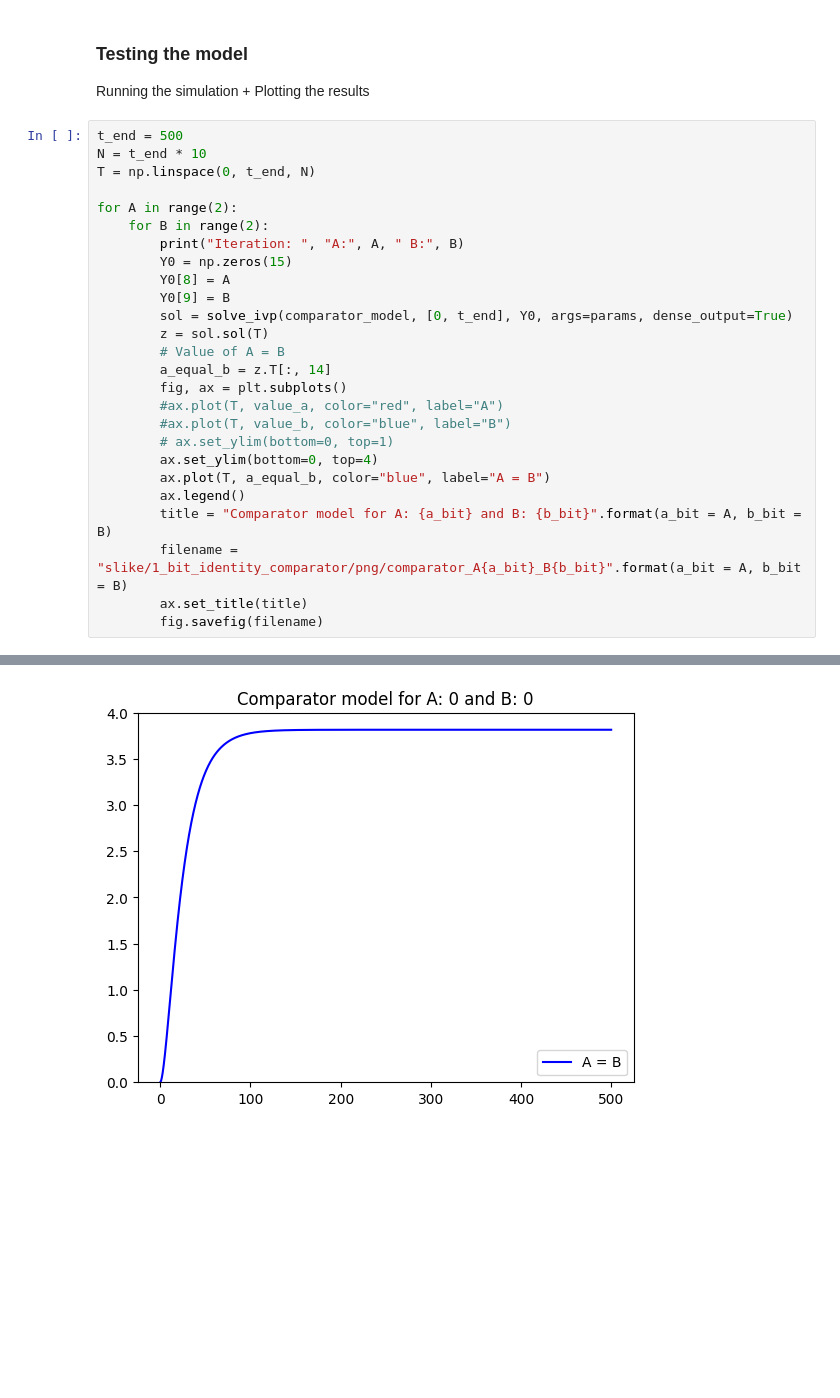
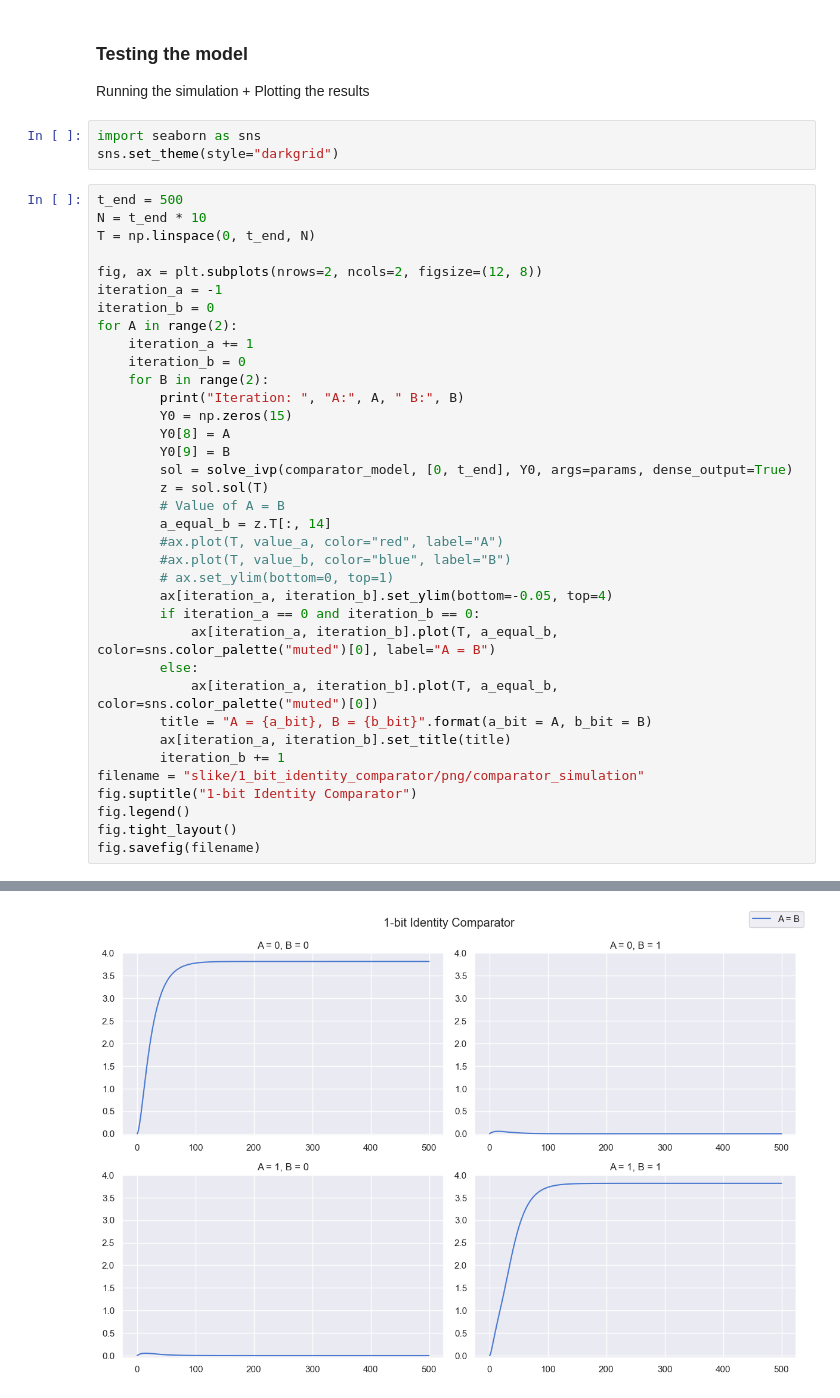
Before and after one commit to ziga7631/CBLB-Comparators, a Jupyter notebook: 1_bit_identity_comparator.ipynb, the cells around one changed output, grey strips where cells are left out. Saved outputs shown, nothing was run; the diff lists cells and outputs as text; blank space fills up the shorter version.

Commit message:
Comparators work, fixed figures, adjusted README.md

```diff
--- a/1_bit_identity_comparator.ipynb
+++ b/1_bit_identity_comparator.ipynb
@@ -95,12 +95,20 @@ params = [delta_L,
 # %% [markdown]
 ### Testing the model
 Running the simulation + Plotting the results
+# %%
+import seaborn as sns
+sns.set_theme(style="darkgrid")
 # %%
 t_end = 500
 N = t_end * 10
 T = np.linspace(0, t_end, N)
 
+fig, ax = plt.subplots(nrows=2, ncols=2, figsize=(12, 8))
+iteration_a = -1
+iteration_b = 0
 for A in range(2):
+    iteration_a += 1
+    iteration_b = 0
     for B in range(2):
         print("Iteration: ", "A:", A, " B:", B)
         Y0 = np.zeros(15)
@@ -110,17 +118,22 @@ for A in range(2):
         z = sol.sol(T)
         # Value of A = B
         a_equal_b = z.T[:, 14]
-        fig, ax = plt.subplots()
         #ax.plot(T, value_a, color="red", label="A")
         #ax.plot(T, value_b, color="blue", label="B")
         # ax.set_ylim(bottom=0, top=1)
-        ax.set_ylim(bottom=0, top=4)
-        ax.plot(T, a_equal_b, color="blue", label="A = B")
-        ax.legend()
-        title = "Comparator model for A: {a_bit} and B: {b_bit}".format(a_bit = A, b_bit = B)
-        filename = "slike/1_bit_identity_comparator/png/comparator_A{a_bit}_B{b_bit}".format(a_bit = A, b_bit = B)
-        ax.set_title(title)
-        fig.savefig(filename)
+        ax[iteration_a, iteration_b].set_ylim(bottom=-0.05, top=4)
+        if iteration_a == 0 and iteration_b == 0:
+            ax[iteration_a, iteration_b].plot(T, a_equal_b, color=sns.color_palette("muted")[0], label="A = B")
+        else:
+            ax[iteration_a, iteration_b].plot(T, a_equal_b, color=sns.color_palette("muted")[0])
+        title = "A = {a_bit}, B = {b_bit}".format(a_bit = A, b_bit = B)
+        ax[iteration_a, iteration_b].set_title(title)
+        iteration_b += 1
+filename = "slike/1_bit_identity_comparator/png/comparator_simulation"
+fig.suptitle("1-bit Identity Comparator")
+fig.legend()
+fig.tight_layout()
+fig.savefig(filename)
 # %% [output]
 Iteration:  A: 0  B: 0
 Iteration:  A: 0  B: 1
@@ -129 +142 @@ Iteration:  A: 1  B: 1
-[figure, old version]
+[figure, new version]
```
Also changed, not shown: parts of 1 cell of this notebook, 23 other files.
